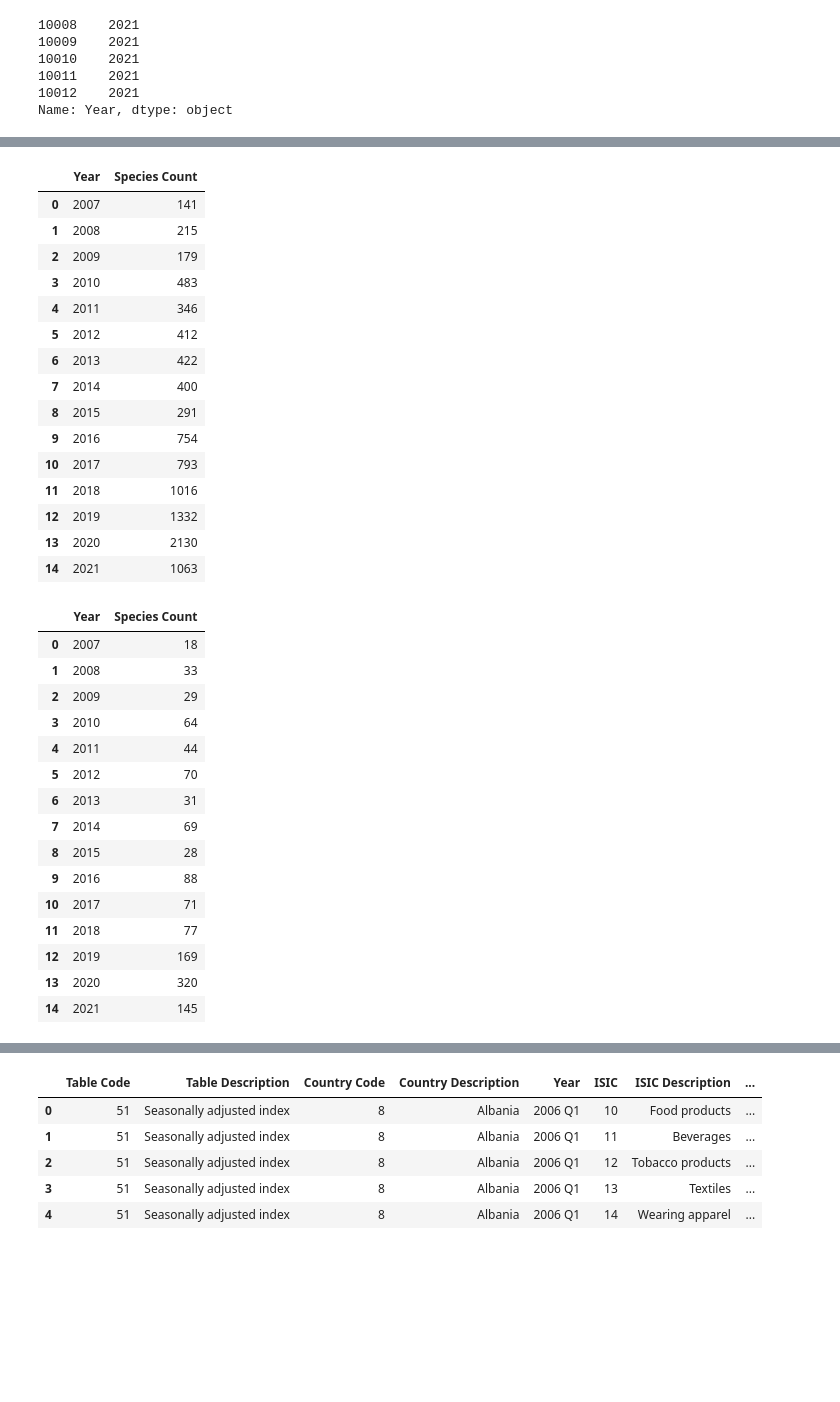
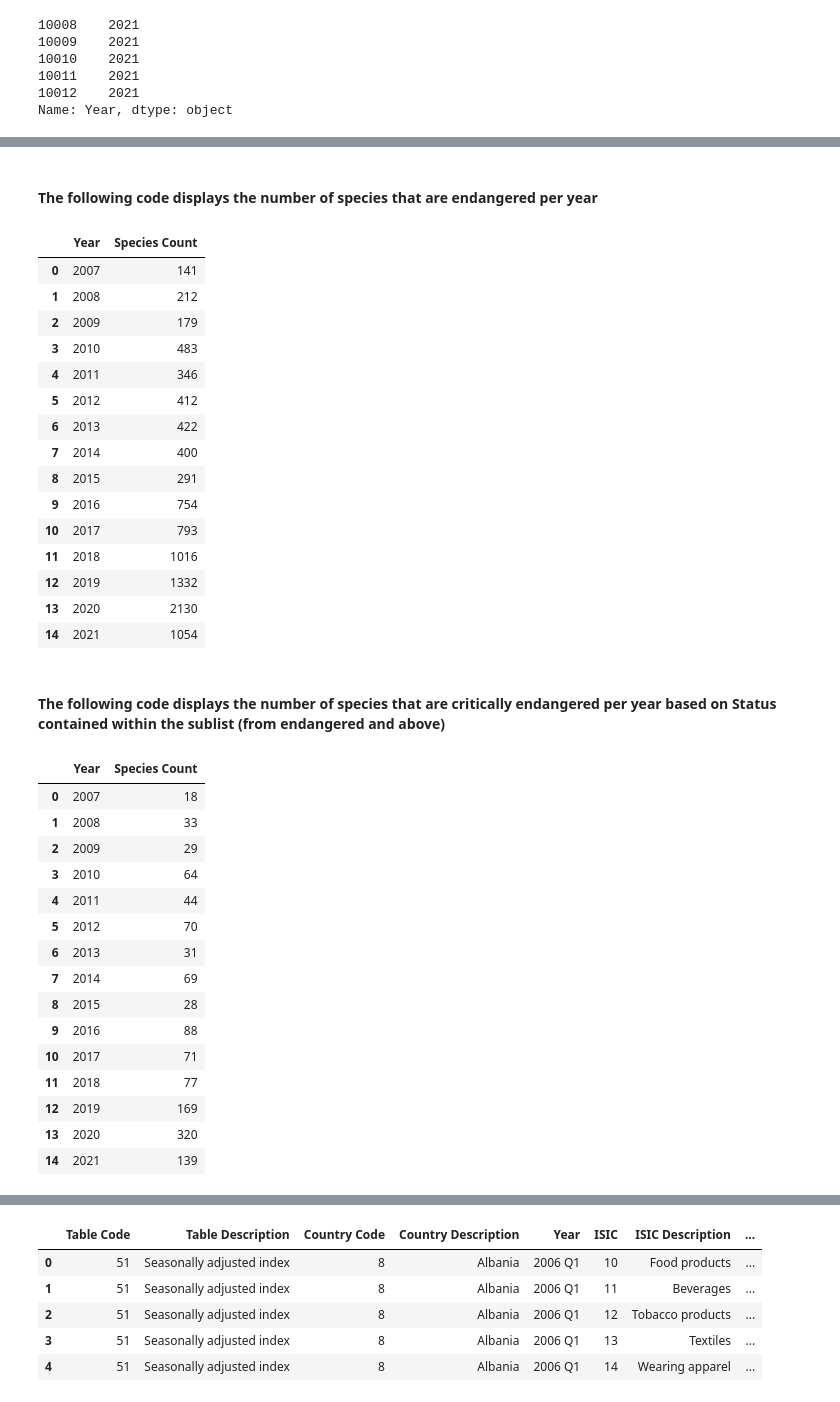
Before and after one commit to ENVS110a-SP23/group2-project, a Jupyter notebook: preprocess.ipynb, the cells around one changed output, grey strips where cells are left out. Cells and saved outputs as stored; diff of their text form; code cells hidden in the pictures; blank space fills up the shorter version.

```diff
--- a/preprocess.ipynb
+++ b/preprocess.ipynb
@@ -83,0 +89,3 @@ endangered.head()
+# %%
+endangered.rename(columns={'IUCN Red List Category':'Status'}, inplace=True)
+endangered.head()
@@ -90,8 +107,15 @@ endangered = endangered.dropna(subset=['Scientific Name', 'Common Name'], how='a
 print("The total amount of data after removing rows with no species name is", endangered.shape[0])
 # removes all rows that have blank values in the 'Year' column
 endangered = endangered.dropna(subset=['Year'], how='all')
+# removes all rows that have invalid species type values
+species_list = list(endangered['Species Type'].unique())
+# removes invalid species type values
+species_list.remove("EX")
+species_list.remove("VU")
+species_list.remove("LR/nt")
+endangered = endangered[endangered['Species Type'].isin(species_list)]
 new_data_endangered = endangered.shape[0]
-print("The total amount of data after removing rows with blank year values is", new_data_endangered)
+print("The total amount of data after removing all rows with missing important values", new_data_endangered)
 print("The total amount of data removed is", original_data_endangered - new_data_endangered)
 # %% [output]
 The total amount of data originally is 10013
@@ -101,9 +127,7 @@ The total amount of data removed is 18
 # %%
-# convert the years that have the format 2014-3 into 2014
-
 def convert_year(year):
 	'''
-	Converts the year into a consistent format (for example: from 2014-3 to 2014)
+	Converts the year into a consistent format (for example: from 2014-3 or 2014.3 to 2014)
 
 	year (string): the year to be converted
 	return (string): the converted year
@@ -142,0 +202,6 @@ Name: Year, dtype: object
+# %%
+orignal_data_endangered = endangered.shape[0]
+print("The total amount of data originally is", endangered.shape[0])
+endangered = endangered.dropna(subset=['Status'], how='all')
+print("The total amount of data after removing rows with blank iucn red list category values is", endangered.shape[0])
+print("The total amount of data removed is", orignal_data_endangered - endangered.shape[0])
@@ -172,5 +243,6 @@ Name: Scientific Name, dtype: int64
+# %% [markdown]
+#### The following code displays the number of species that are endangered per year
 # %%
-# the following code displays the number of species that are endangered per year
 endangered_year = endangered.groupby('Year').count()
 endangered_year = endangered_year.reset_index()
 endangered_year = endangered_year[['Year', 'Scientific Name']]
@@ -179,7 +251,7 @@ endangered_year
 # %% [output]
 |  | Year | Species Count |
 | 0 | 2007 | 141 |
-| 1 | 2008 | 215 |
+| 1 | 2008 | 212 |
 | 2 | 2009 | 179 |
 | 3 | 2010 | 483 |
 | 4 | 2011 | 346 |
@@ -192,33 +264,33 @@ endangered_year
 | 11 | 2018 | 1016 |
 | 12 | 2019 | 1332 |
 | 13 | 2020 | 2130 |
-| 14 | 2021 | 1063 |
+| 14 | 2021 | 1054 |
+# %% [markdown]
+#### The following code displays the number of species that are critically endangered per year based on Status contained within the sublist (from endangered and above)
 # %%
-# the following code displays the number of species that are critically endangered per year
-# based on the IUCN Red List Categories contained within the sublist (endangered and above)
 endangered_sublist = ['EX', 'EW', 'CR', 'CR(PE)', 'CR(PEW)' 'EN']
 
-endangered_critically_endangered = endangered[endangered['IUCN Red List Category'].isin(endangered_sublist)]
+endangered_critically_endangered = endangered[endangered['Status'].isin(endangered_sublist)]
 endangered_critically_endangered = endangered_critically_endangered.groupby('Year').count()
 endangered_critically_endangered = endangered_critically_endangered.reset_index()
 endangered_critically_endangered = endangered_critically_endangered[['Year', 'Scientific Name']]
 endangered_critically_endangered = endangered_critically_endangered.rename(columns={'Scientific Name': 'Species Count'})
 endangered_critically_endangered
 # %% [output]
 |  | Year | Species Count |
 | 0 | 2007 | 18 |
 | 1 | 2008 | 33 |
 | 2 | 2009 | 29 |
 | 3 | 2010 | 64 |
 | 4 | 2011 | 44 |
 | 5 | 2012 | 70 |
 | 6 | 2013 | 31 |
 | 7 | 2014 | 69 |
 | 8 | 2015 | 28 |
 | 9 | 2016 | 88 |
 | 10 | 2017 | 71 |
 | 11 | 2018 | 77 |
 | 12 | 2019 | 169 |
 | 13 | 2020 | 320 |
-| 14 | 2021 | 145 |
+| 14 | 2021 | 139 |
 # %% [markdown]
```
Also changed, not shown: parts of 32 cells of this notebook.
